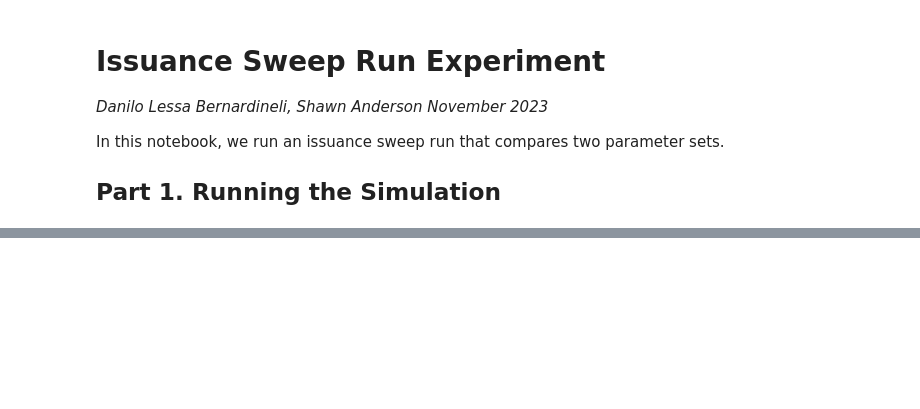
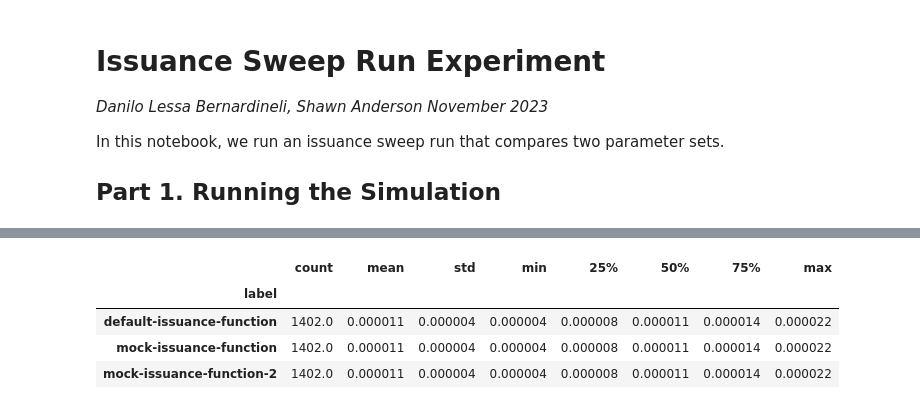
Before and after one commit to BlockScience/subspace, a Jupyter notebook: notebooks/issuance_sweep.ipynb, the cells around one changed output, grey strips where cells are left out. Drawn from its saved outputs; the diff is of its cells as text; code cells hidden in the pictures; blank space fills up the shorter version.

```diff
--- a/notebooks/issuance_sweep.ipynb
+++ b/notebooks/issuance_sweep.ipynb
@@ -54,3 +73,11 @@ sns.lineplot(sim_df, x="days_passed", y="circulating_supply", hue="label").set(
+# %%
+sim_df['block_utilization'].groupby('label').describe()
+# %% [output]
+|  | count | mean | std | min | 25% | 50% | 75% | max |
+| label |  |  |  |  |  |  |  |  |
+| default-issuance-function | 1402.0 | 0.000011 | 0.000004 | 0.000004 | 0.000008 | 0.000011 | 0.000014 | 0.000022 |
+| mock-issuance-function | 1402.0 | 0.000011 | 0.000004 | 0.000004 | 0.000008 | 0.000011 | 0.000014 | 0.000022 |
+| mock-issuance-function-2 | 1402.0 | 0.000011 | 0.000004 | 0.000004 | 0.000008 | 0.000011 | 0.000014 | 0.000022 |
 # %%
 sns.lineplot(sim_df, x="days_passed", y="circulating_supply", hue="label").set(
     title="AB Test Circulating Supply"
```
Also changed, not shown: parts of 9 cells of this notebook, 2 other files.
